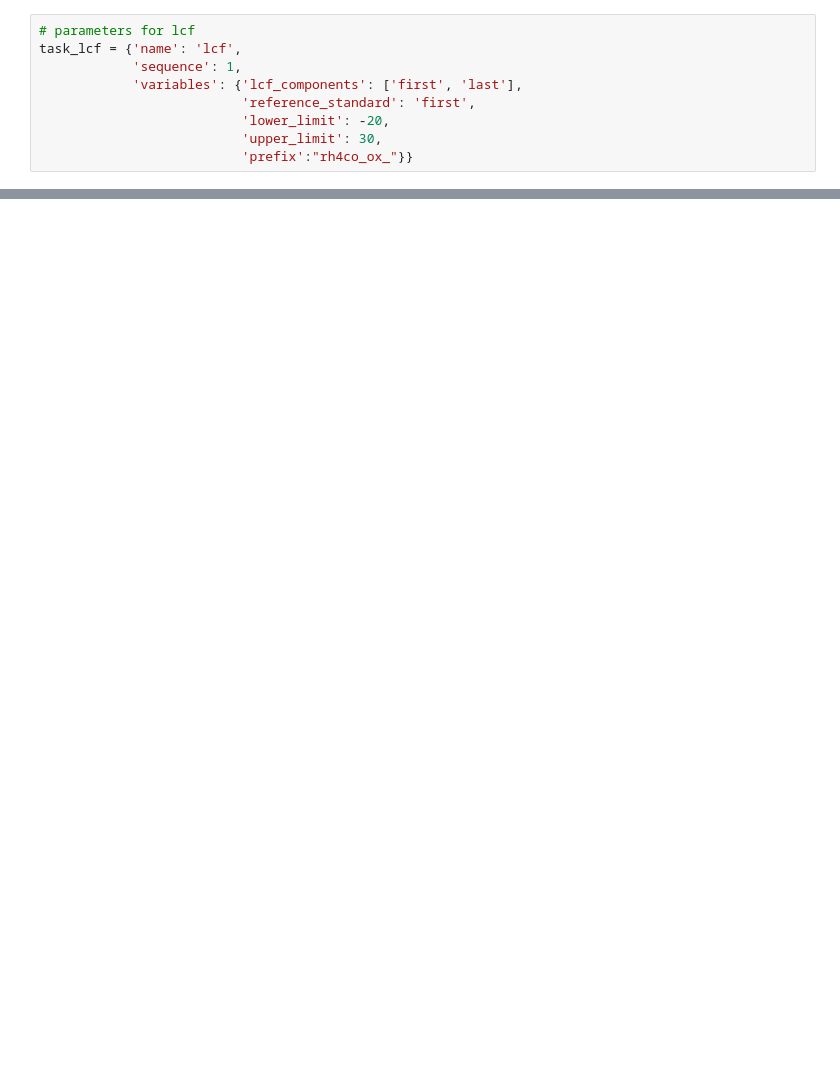
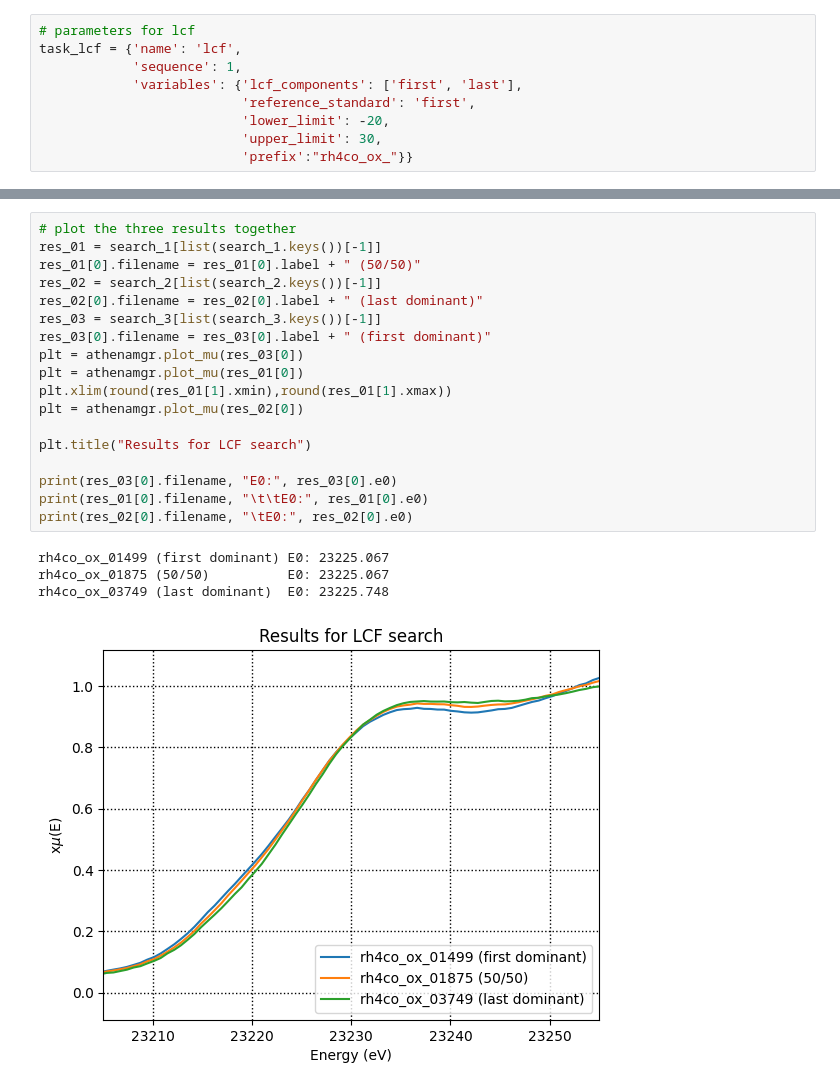
Before and after one commit to scman1/advanced_xafs, a Jupyter notebook: lcf_analiser/LCF_Analysis.ipynb, the cells around one changed output, grey strips where cells are left out. Drawn from its saved outputs; the diff is of its cells as text; blank space fills up the shorter version.

```diff
--- a/lcf_analiser/LCF_Analysis.ipynb
+++ b/lcf_analiser/LCF_Analysis.ipynb
@@ -338,0 +387,23 @@ rh4co_ox_01499 R Factor:         0.0000
+# %%
+# plot the three results together
+res_01 = search_1[list(search_1.keys())[-1]]
+res_01[0].filename = res_01[0].label + " (50/50)"
+res_02 = search_2[list(search_2.keys())[-1]]
+res_02[0].filename = res_02[0].label + " (last dominant)"
+res_03 = search_3[list(search_3.keys())[-1]]
+res_03[0].filename = res_03[0].label + " (first dominant)"
+plt = athenamgr.plot_mu(res_03[0])
+plt = athenamgr.plot_mu(res_01[0])
+plt.xlim(round(res_01[1].xmin),round(res_01[1].xmax))
+plt = athenamgr.plot_mu(res_02[0])
+
+plt.title("Results for LCF search")
+
+print(res_03[0].filename, "E0:", res_03[0].e0)
+print(res_01[0].filename, "\t\tE0:", res_01[0].e0)
+print(res_02[0].filename, "\tE0:", res_02[0].e0)
+# %% [output]
+rh4co_ox_01499 (first dominant) E0: 23225.067
+rh4co_ox_01875 (50/50)          E0: 23225.067
+rh4co_ox_03749 (last dominant)  E0: 23225.748
+[figure, added]
```
Also changed, not shown: parts of 14 cells of this notebook.
